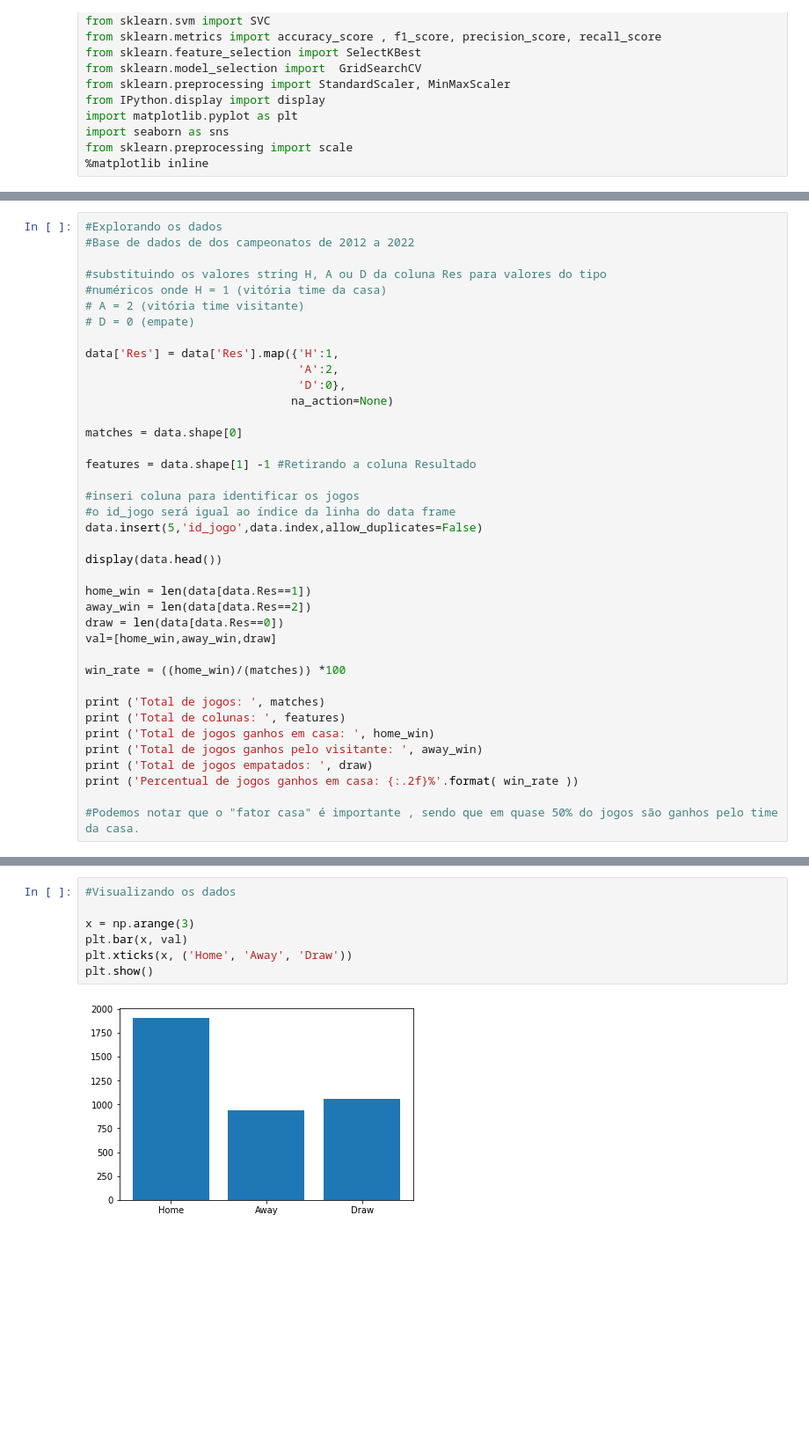
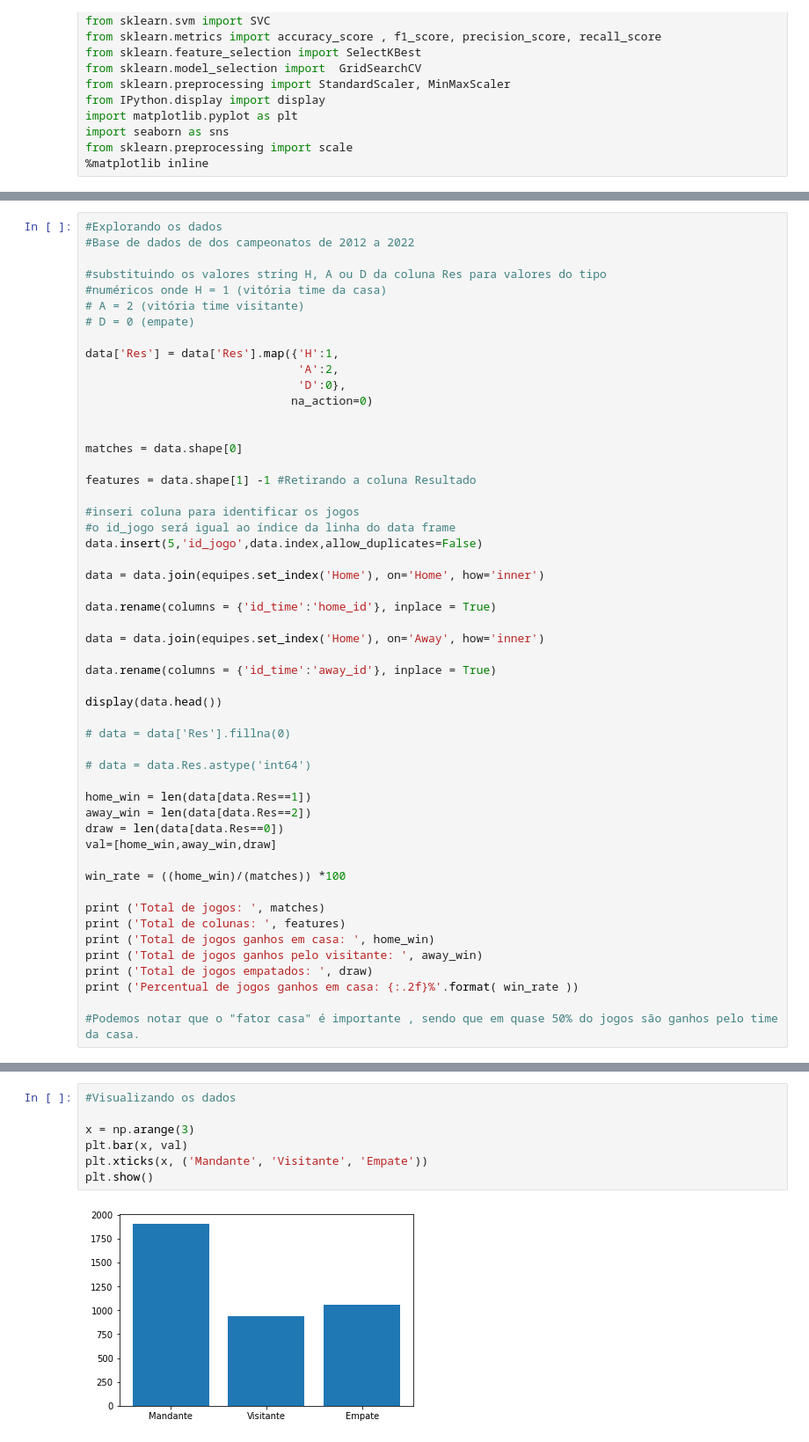
Before and after one commit to csbozo/teste, a Jupyter notebook: teste_previsao_brasileiro_2022.ipynb, the cells around one changed output, grey strips where cells are left out. Shown at 88% size. Saved outputs shown, nothing was run; the diff lists cells and outputs as text; blank space fills up the shorter version.

```diff
--- a/teste_previsao_brasileiro_2022.ipynb
+++ b/teste_previsao_brasileiro_2022.ipynb
@@ -89,7 +92,8 @@ display(data.head())
 data['Res'] = data['Res'].map({'H':1,
                                'A':2,
                                'D':0},
-                              na_action=None)
+                              na_action=0)
+
 
 matches = data.shape[0]
 
@@ -99,7 +103,19 @@ features = data.shape[1] -1 #Retirando a coluna Resultado
 #o id_jogo será igual ao índice da linha do data frame
 data.insert(5,'id_jogo',data.index,allow_duplicates=False)
 
+data = data.join(equipes.set_index('Home'), on='Home', how='inner')
+
+data.rename(columns = {'id_time':'home_id'}, inplace = True)
+
+data = data.join(equipes.set_index('Home'), on='Away', how='inner')
+
+data.rename(columns = {'id_time':'away_id'}, inplace = True)
+
 display(data.head())
+
+# data = data['Res'].fillna(0)
+
+# data = data.Res.astype('int64')
 
 home_win = len(data[data.Res==1])
 away_win = len(data[data.Res==2])
@@ -132,11 +149,11 @@ Percentual de jogos ganhos em casa: 48.77%
 # %%
 #Visualizando os dados
 
 x = np.arange(3)
 plt.bar(x, val)
-plt.xticks(x, ('Home', 'Away', 'Draw'))
+plt.xticks(x, ('Mandante', 'Visitante', 'Empate'))
 plt.show()
 # %% [output]
-[figure, old version]
+[figure, new version]
 # %%
 #Preparando os dados
```
Also changed, not shown: parts of 18 cells of this notebook.
